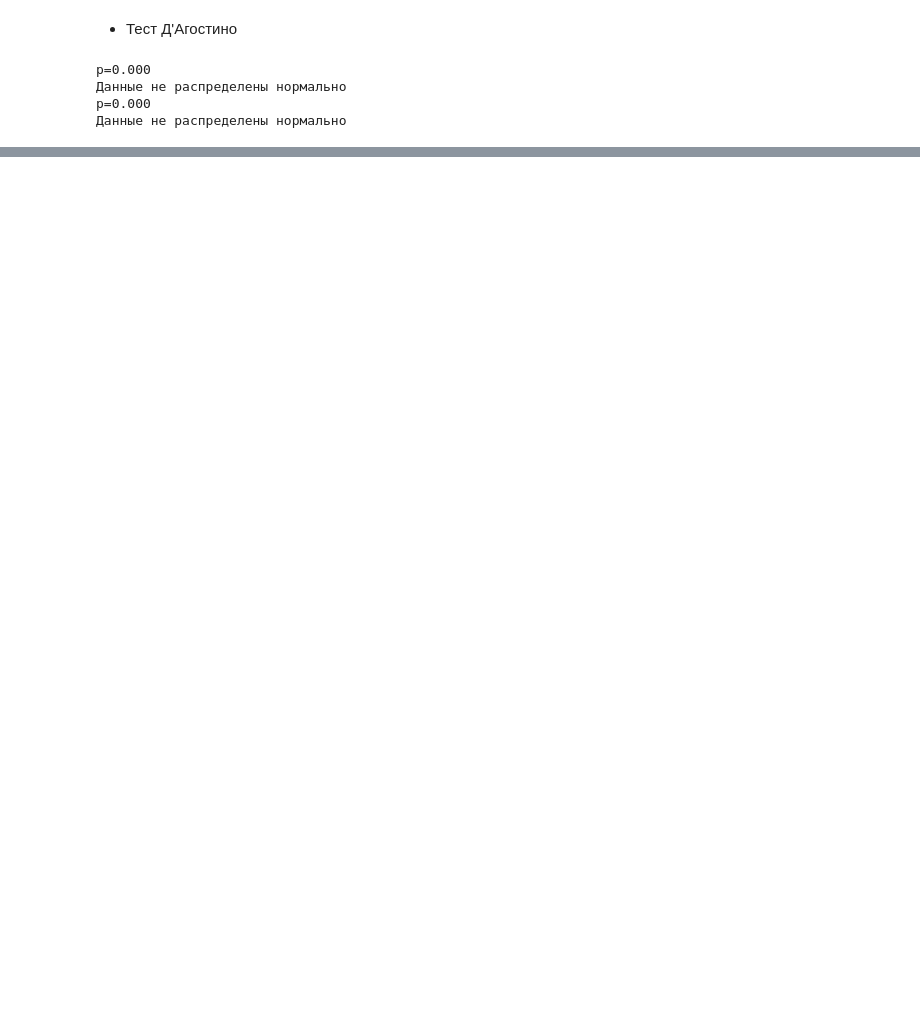
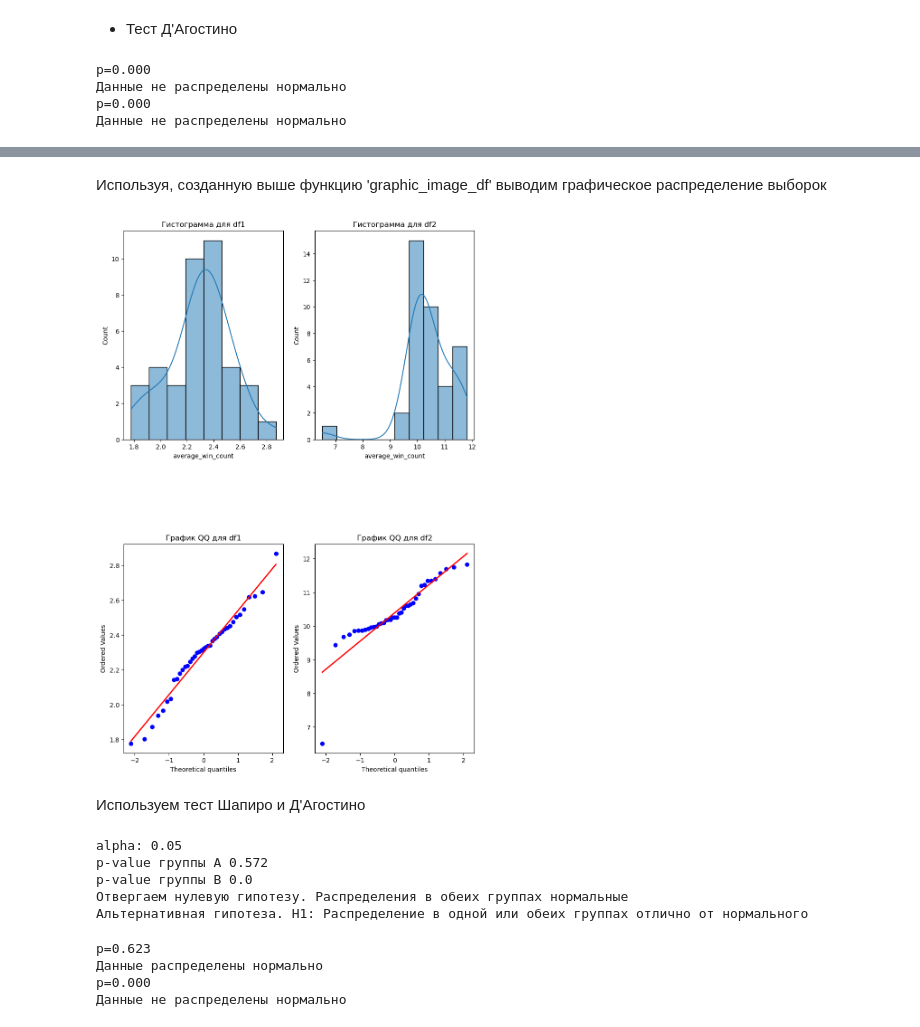
Before and after one commit to Ruugiko/tennis_atp, a Jupyter notebook: tennis.ipynb, the cells around one changed output, grey strips where cells are left out. Cells and saved outputs as stored; diff of their text form; code cells hidden in the pictures; blank space fills up the shorter version.

```diff
--- a/tennis.ipynb
+++ b/tennis.ipynb
@@ -223,0 +354,4 @@ p=0.000
+# %%
+df_1_b = df[['year', 'winner_id', 'loser_id', 'winner_rank', 'loser_rank']].dropna()
+
+df_1_b['rank_winndows'] = abs((df_1_b['winner_rank'] - df_1_b['loser_rank'])) <= 5
@@ -223,0 +374,15 @@ p=0.000
+# %%
+# Фильтруем по годам
+filtered_df = df_1_b.query('1984 <= year <= 2022')
+# %%
+# Вычисляем среднее количество побед
+average_wins = (filtered_df
+                .groupby(['winner_id', 'year', 'rank_winndows'])
+                .size()
+                .groupby(['year', 'rank_winndows'])
+                .mean()
+                .reset_index(name='average_win_count'))
+
+# Разделяем на две группы с помощью метода query
+average_wins_in = average_wins.query('rank_winndows == True')
+average_wins_out = average_wins.query('rank_winndows == False')
@@ -223,0 +439,24 @@ p=0.000
+# %% [markdown]
+Используя, созданную выше функцию 'graphic_image_df' выводим графическое распределение выборок
+# %%
+graphic_image_df(average_wins_in.average_win_count, average_wins_out.average_win_count)
+# %% [output]
+[figure, added]
+# %% [markdown]
+Используем тест Шапиро и Д'Агостино
+# %%
+shapiro_test(average_wins_in.average_win_count, average_wins_out.average_win_count)
+# %% [output]
+alpha: 0.05
+p-value группы А 0.572
+p-value группы B 0.0
+Отвергаем нулевую гипотезу. Распределения в обеих группах нормальные
+Альтернативная гипотеза. H1: Распределение в одной или обеих группах отлично от нормального
+# %%
+test_normality(average_wins_in.average_win_count.dropna())
+test_normality(average_wins_out.average_win_count.dropna())
+# %% [output]
+p=0.623
+Данные распределены нормально
+p=0.000
+Данные не распределены нормально
```
Also changed, not shown: parts of 43 cells of this notebook, 3 other files.
